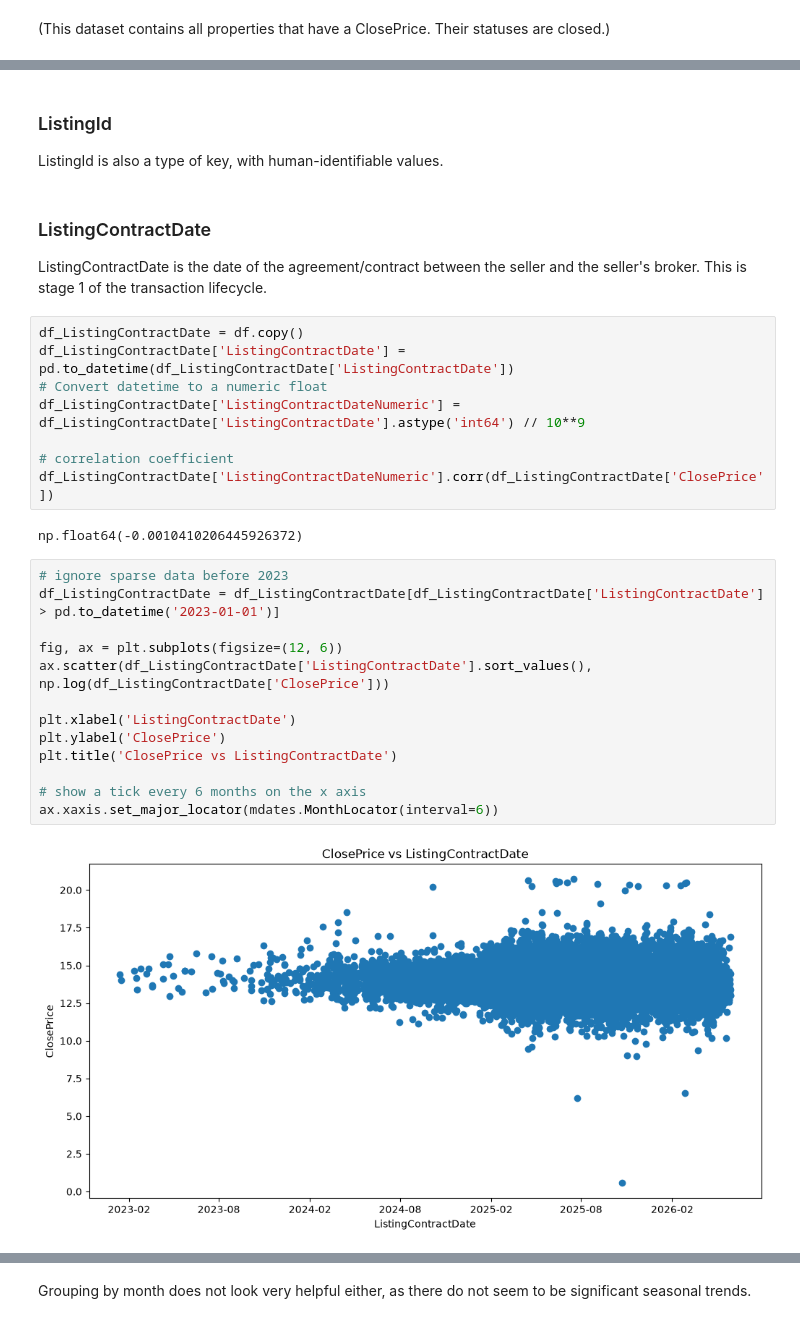
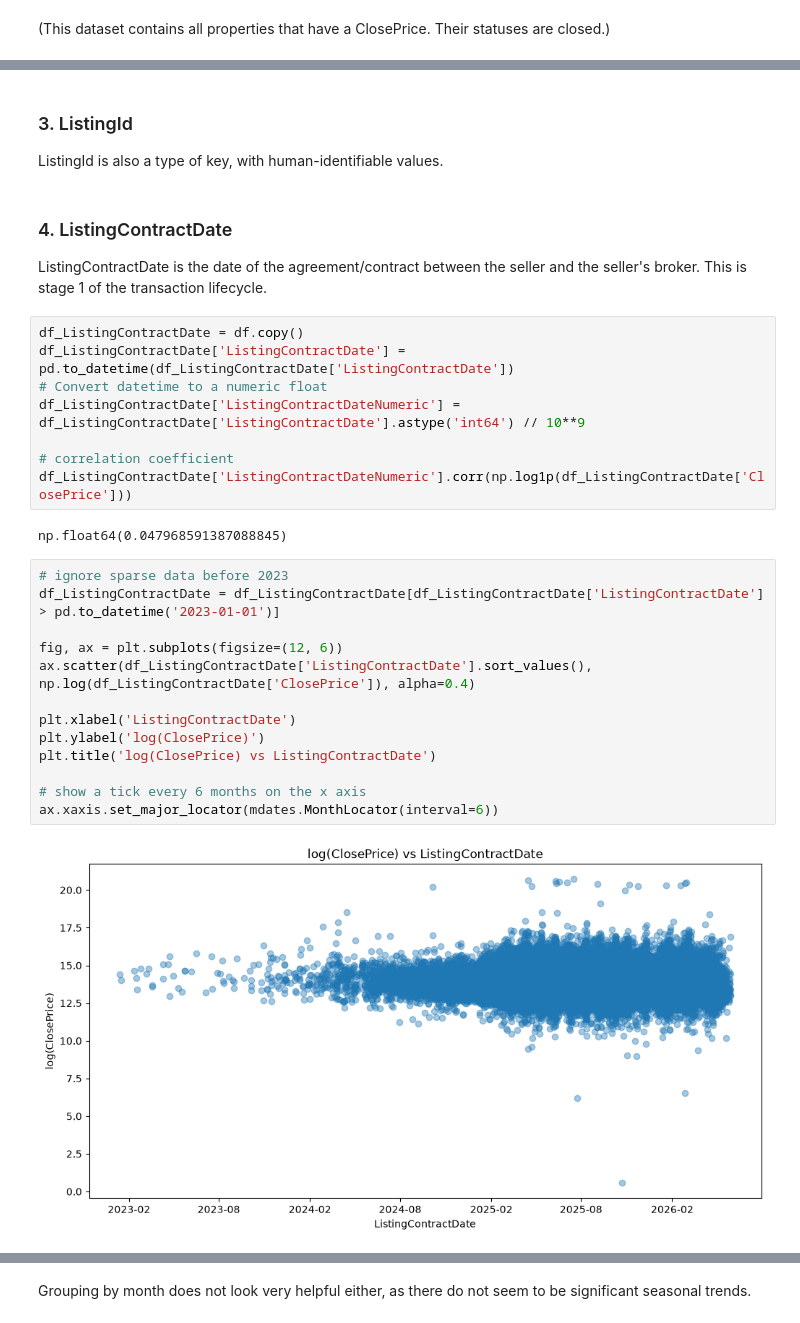
Before and after one commit to alisannec/idx-exchange, a Jupyter notebook: 01_exploration.ipynb, the cells around one changed output, grey strips where cells are left out. Saved outputs shown, nothing was run; the diff lists cells and outputs as text.

```diff
--- a/01_exploration.ipynb
+++ b/01_exploration.ipynb
@@ -51,9 +52,9 @@ ListingKey is the primary key.
 ListingKeyNumeric seems to be the same as the primary key.
 # %% [markdown]
-### ListingId
+### 3. ListingId
 ListingId is also a type of key, with human-identifiable values.
 # %% [markdown]
-### ListingContractDate
+### 4. ListingContractDate
 ListingContractDate is the date of the agreement/contract between the seller and the seller's broker. This is stage 1 of the transaction lifecycle.
 # %%
 df_ListingContractDate = df.copy()
@@ -62,22 +63,22 @@ df_ListingContractDate['ListingContractDate'] = pd.to_datetime(df_ListingContrac
 df_ListingContractDate['ListingContractDateNumeric'] = df_ListingContractDate['ListingContractDate'].astype('int64') // 10**9
 
 # correlation coefficient
-df_ListingContractDate['ListingContractDateNumeric'].corr(df_ListingContractDate['ClosePrice'])
+df_ListingContractDate['ListingContractDateNumeric'].corr(np.log1p(df_ListingContractDate['ClosePrice']))
 # %% [output]
-np.float64(-0.0010410206445926372)
+np.float64(0.047968591387088845)
 # %%
 # ignore sparse data before 2023
 df_ListingContractDate = df_ListingContractDate[df_ListingContractDate['ListingContractDate'] > pd.to_datetime('2023-01-01')]
 
 fig, ax = plt.subplots(figsize=(12, 6))
-ax.scatter(df_ListingContractDate['ListingContractDate'].sort_values(), np.log(df_ListingContractDate['ClosePrice']))
+ax.scatter(df_ListingContractDate['ListingContractDate'].sort_values(), np.log(df_ListingContractDate['ClosePrice']), alpha=0.4)
 
 plt.xlabel('ListingContractDate')
-plt.ylabel('ClosePrice')
-plt.title('ClosePrice vs ListingContractDate')
+plt.ylabel('log(ClosePrice)')
+plt.title('log(ClosePrice) vs ListingContractDate')
 
 # show a tick every 6 months on the x axis
 ax.xaxis.set_major_locator(mdates.MonthLocator(interval=6))
 # %% [output]
-[figure, old version]
+[figure, new version]
 # %% [markdown]
```
Also changed, not shown: parts of 33 cells of this notebook.
